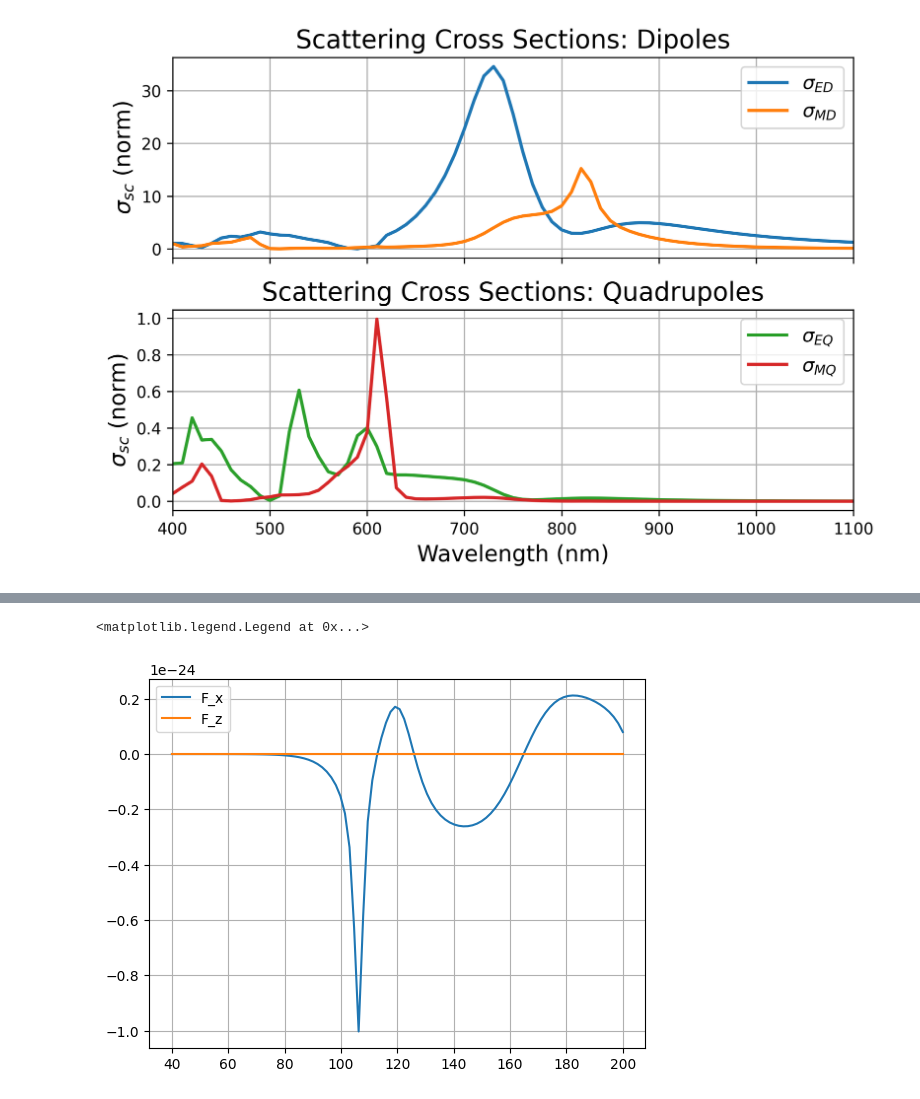
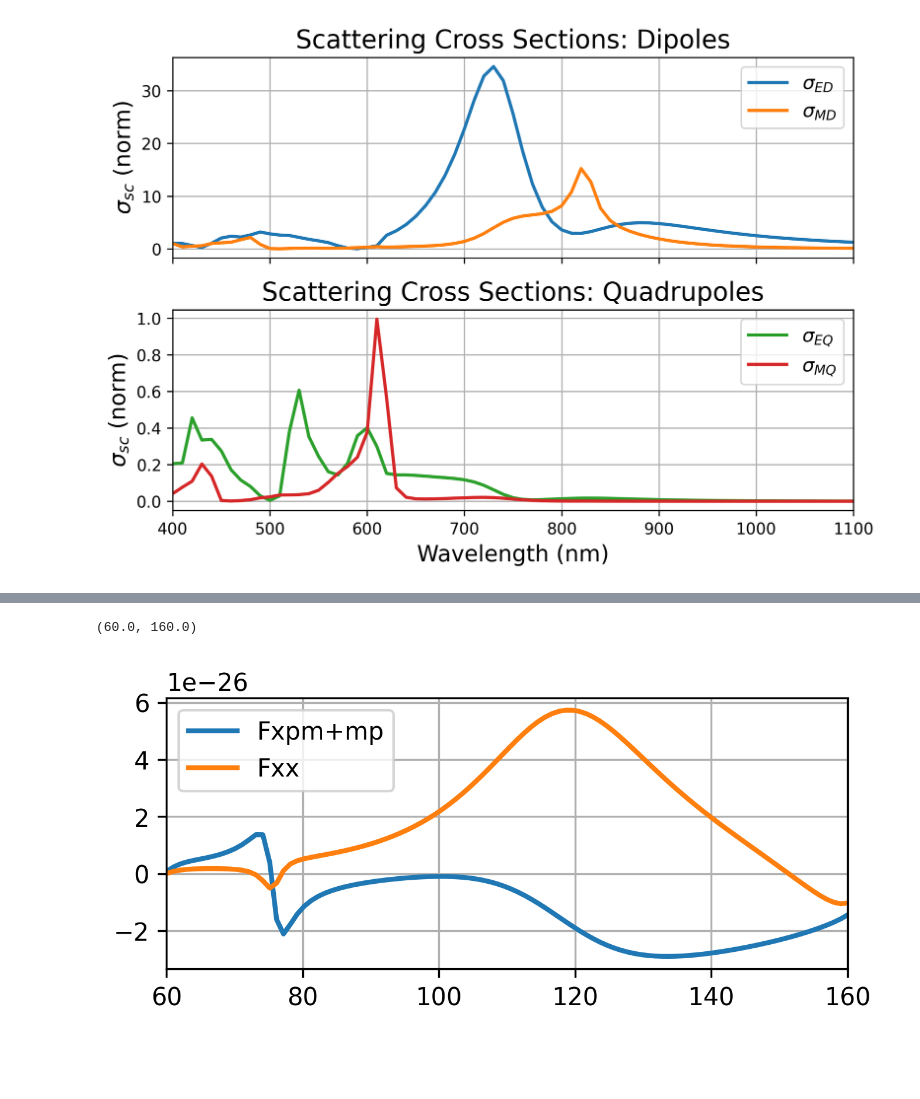
Before and after one commit to semyonbo/SPP_ANALYTICAL, a Jupyter notebook: SPP_vs_Force.ipynb, the cells around one changed output, grey strips where cells are left out. Cells and saved outputs as stored; diff of their text form; code cells hidden in the pictures; blank space fills up the shorter version.

```diff
--- a/SPP_vs_Force.ipynb
+++ b/SPP_vs_Force.ipynb
@@ -394,0 +219,7 @@ plt.show()
+# %%
+fmax_wls = 0
+for i in range(len(wls)):
+    f0 = force.F(wls[i], 1, [0,0,0], R, eps_Si, 0,amplitude=1,phase=0,a_angle=0, stop=STOP, full_output=False)[2]
+    f0 = np.abs(f0)
+    if f0 > fmax_wls:
+        fmax_wls = f0
@@ -394,0 +435,21 @@ plt.show()
+# %%
+PHI = np.linspace(0, 2*np.pi, 100)
+
+
+
+
+directivity_opt = np.empty((len(PHI), len(best_params)))
+for par_id, param in enumerate(best_params):
+    for angle_idx in range(len(PHI)):
+        D = get_directivity(wl, dipoles_p[par_id], dipoles_m[par_id], eps_Au)
+        directivity_opt[angle_idx, par_id] = D(PHI[angle_idx])
+
+
+F_x_opt = np.empty((len(best_params), 8))
+F_y_opt = np.empty((len(best_params), 8))
+F_z_opt = np.empty((len(best_params), 8))
+for i in tqdm(range(len(best_params))):
+    f =  force.F(wl, eps_Au, point, R, eps_Si, angle,amplitude=1,phase=best_params[i,0],a_angle=best_params[i,1], stop=STOP, full_output=True)
+    F_x_opt[i,:] = f[0]
+    F_y_opt[i,:] = f[1]
+    F_z_opt[i,:] = f[2]
@@ -394,0 +513,5 @@ plt.show()
+# %%
+phiii = np.empty(len(best_params))
+for i in range(len(best_params)):
+    j = np.argmax(directivity_opt[:,i])
+    phiii[i] = PHI[j]
@@ -438,9 +656,9 @@ plt.plot(wls, F_y[:,0] )
 # %%
-Rs = np.linspace(40, 180, 100)
+Rs = np.linspace(60, 160, 100)
 wl = 800
 STOP = 45
 angle = 25*np.pi/180
-
+dist = 2
 a_angle = np.pi/4
 
 phase = -np.pi/2
@@ -459,7 +677,6 @@ for i in tqdm(range(len(Rs))):
     F_y_from_R[i,:] = f[1]
     F_z_from_R[i,:] = f[2]
     p,m = dipoles.calc_dipoles_v2(wl, eps_Au, point, Rs[i], eps_Si, angle, amplitude=1, phase=phase, a_angle=a_angle, stop=STOP)
-
     p,m = p[:,0],m[:,0]
     P_from_R[i,:],M_from_R[i,:]=p,m
 
@@ -565,8 +892,10 @@ plt.show()
 # %%
-plt.plot(Rs, F_x_from_R[:,0]-F_x_from_R[:,1]-F_x_from_R[:,4], label='F_x')
-plt.plot(Rs, F_y_from_R[:,0], label='F_z')
+plt.figure(figsize=(5,2), dpi=300)
+plt.plot(Rs, F_x_from_R[:,6]+ F_x_from_R[:,3], lw=2, label='Fxpm+mp')
+plt.plot(Rs, F_x_from_R[:,7], lw=2, label='Fxx')
 plt.grid()
 plt.legend()
+plt.xlim(Rs[0],Rs[-1])
 # %% [output]
-<matplotlib.legend.Legend at 0x...>
+(60.0, 160.0)
-[figure, old version]
+[figure, new version]
```
Also changed, not shown: parts of 57 cells of this notebook, 13 other files.
